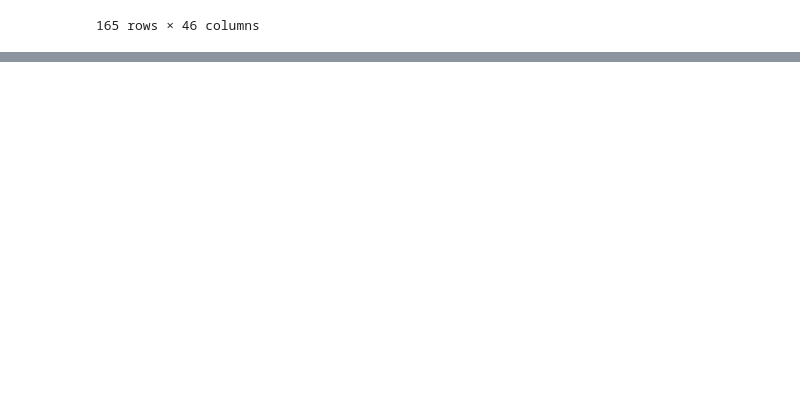
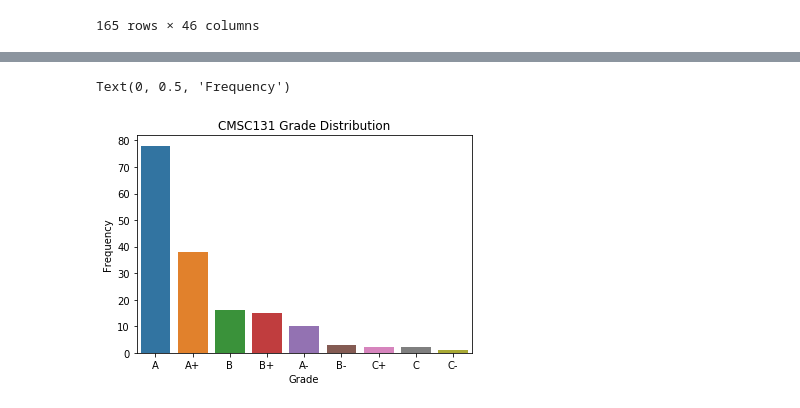
Before and after one commit to GuptaSiddhesh/GuptaSiddhesh.github.io, a Jupyter notebook: Final Project.ipynb, the cells around one changed output, grey strips where cells are left out. Saved outputs shown, nothing was run; the diff lists cells and outputs as text; code cells hidden in the pictures; blank space fills up the shorter version.

```diff
--- a/Final Project.ipynb
+++ b/Final Project.ipynb
@@ -61,7 +73,8 @@ def merger(df, df_cs, df_math, df_upper):
     df_temp = df_temp.merge(df_cs, on = "Users")
     return df_temp.merge(df_upper, on = "Users")
 # %%
-merger(df, df_cs_A, df_math_A, df_upper)
+df = merger(df, df_cs_A, df_math_A, df_upper)
+df
 # %% [output]
 |  | Users | CS_Track | CMSC4XX | Graduated | MATH140 | MATH141 | MATH240 | MATH241 | STAT400 | CMSC131 | ... | ... |
 | 0 | User0 | General | Yes | Not Completed | A | A | A | A | A | A | ... | ... |
@@ -78,0 +152,10 @@ merger(df, df_cs_A, df_math_A, df_upper)
+# %%
+CMSC131 = df['CMSC131'].value_counts()
+sns.barplot(CMSC131.index, CMSC131.values)
+#plt.subplot(1,2,1)
+plt.title("CMSC131 Grade Distribution")
+plt.xlabel("Grade")
+plt.ylabel("Frequency")
+# %% [output]
+Text(0, 0.5, 'Frequency')
+[figure, added]
```
Also changed, not shown: parts of 29 cells of this notebook.
